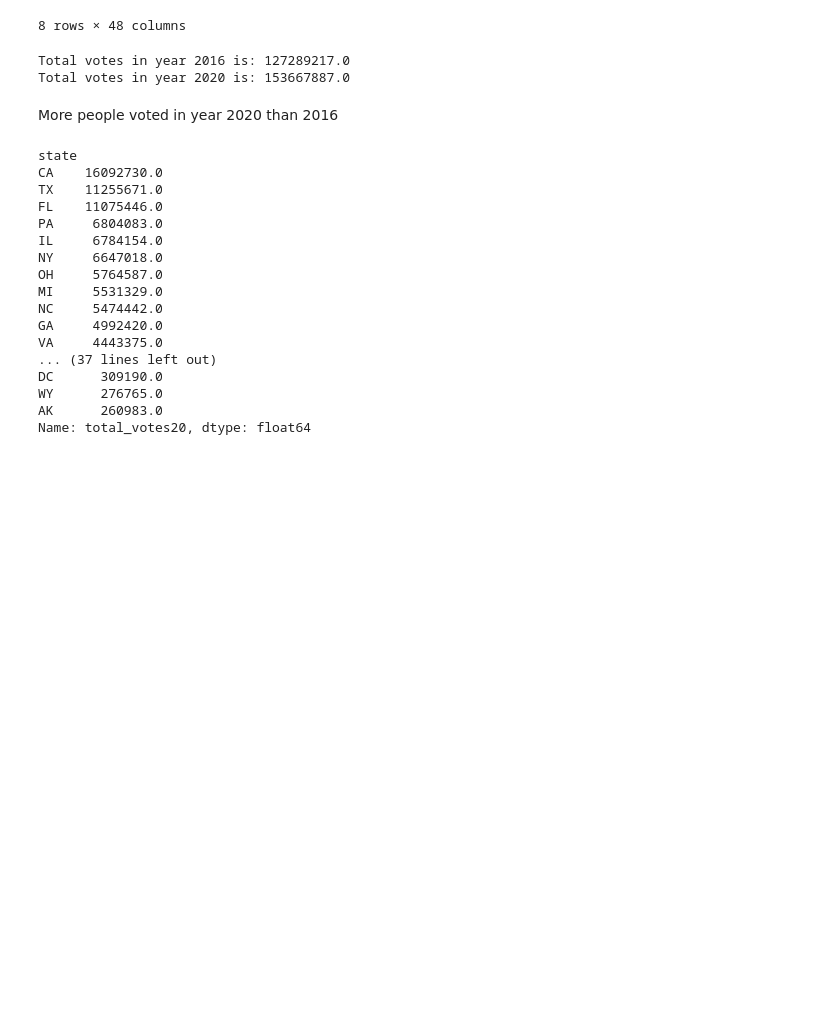
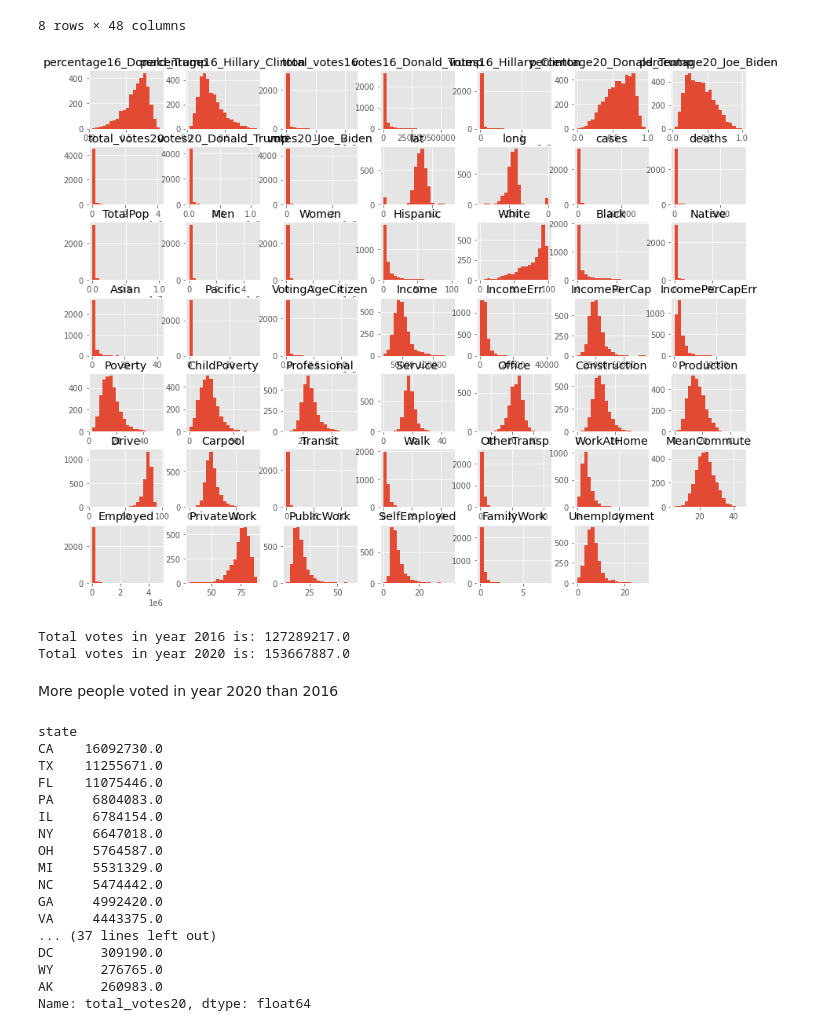
Before and after one commit to kandalkarankita/Arima_HDSC_winter_2022, a Jupyter notebook: Arima_Project.ipynb, the cells around one changed output. Saved outputs shown, nothing was run; the diff lists cells and outputs as text; code cells hidden in the pictures; blank space fills up the shorter version.

```diff
--- a/Arima_Project.ipynb
+++ b/Arima_Project.ipynb
@@ -310,6 +351,13 @@ df.describe()
 | 75% | 0.750500 | 0.399000 | 2.867500e+04 | 17396.500000 | 9.536500e+03 | ... |
 | max | 0.953000 | 0.928000 | 2.314275e+06 | 590465.000000 | 1.654626e+06 | ... |
 8 rows × 48 columns
+# %%
+# Check the distribution of all the features
+df.hist(bins = 20)
+plt.title("Features Distribution")
+plt.show()
+# %% [output]
+[figure, added]
 # %%
 #Comparing total votes in 2016 to 2020
 print ('Total votes in year 2016 is:',df['total_votes16'].sum())
```
Also changed, not shown: parts of 5 cells of this notebook.
